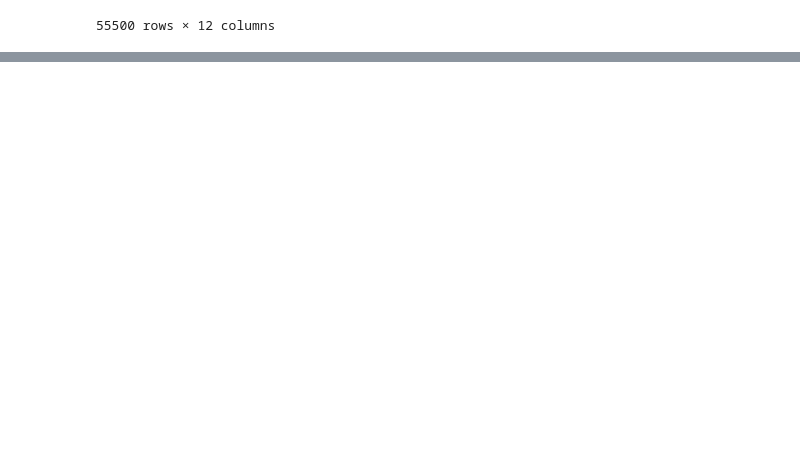
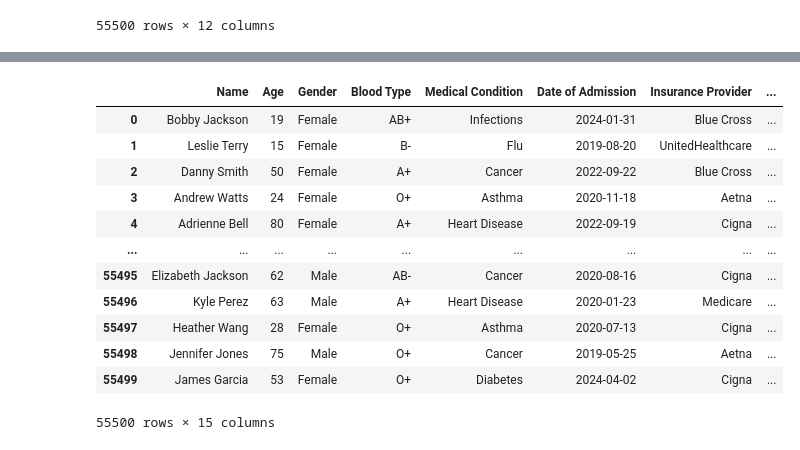
Before and after one commit to setripper/datathon2025, a Jupyter notebook: main.ipynb, the cells around one changed output, grey strips where cells are left out. Cells and saved outputs as stored; diff of their text form; code cells hidden in the pictures; blank space fills up the shorter version.

Commit message:
dropped doc and hosp columns

```diff
--- a/main.ipynb
+++ b/main.ipynb
@@ -107,0 +125,16 @@ df.drop(columns=['Room Number', 'Name'])
+# %%
+df.drop(columns=["Doctor", "Hospital"])
+# %% [output]
+|  | Name | Age | Gender | Blood Type | Medical Condition | Date of Admission | Insurance Provider | ... |
+| 0 | Bobby Jackson | 19 | Female | AB+ | Infections | 2024-01-31 | Blue Cross | ... |
+| 1 | Leslie Terry | 15 | Female | B- | Flu | 2019-08-20 | UnitedHealthcare | ... |
+| 2 | Danny Smith | 50 | Female | A+ | Cancer | 2022-09-22 | Blue Cross | ... |
+| 3 | Andrew Watts | 24 | Female | O+ | Asthma | 2020-11-18 | Aetna | ... |
+| 4 | Adrienne Bell | 80 | Female | A+ | Heart Disease | 2022-09-19 | Cigna | ... |
+| ... | ... | ... | ... | ... | ... | ... | ... | ... |
+| 55495 | Elizabeth Jackson | 62 | Male | AB- | Cancer | 2020-08-16 | Cigna | ... |
+| 55496 | Kyle Perez | 63 | Male | A+ | Heart Disease | 2020-01-23 | Medicare | ... |
+| 55497 | Heather Wang | 28 | Female | O+ | Asthma | 2020-07-13 | Cigna | ... |
+| 55498 | Jennifer Jones | 75 | Male | O+ | Cancer | 2019-05-25 | Aetna | ... |
+| 55499 | James Garcia | 53 | Female | O+ | Diabetes | 2024-04-02 | Cigna | ... |
+55500 rows × 15 columns
```
Also changed, not shown: parts of 3 cells of this notebook.
